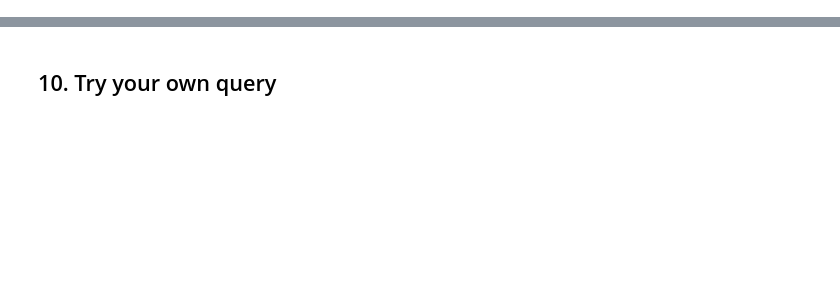
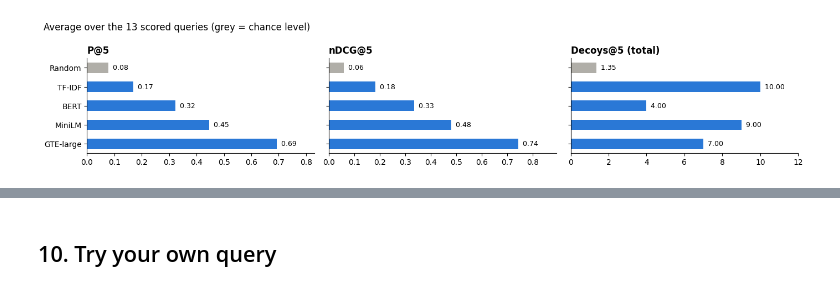
Before and after one commit to sumaiya-sultan-0008/LLM-Assigment, a Jupyter notebook: semantic_retrieval.ipynb, the cells around one changed output, grey strips where cells are left out. Drawn from its saved outputs; the diff is of its cells as text; code cells hidden in the pictures; blank space fills up the shorter version.

```diff
--- a/semantic_retrieval.ipynb
+++ b/semantic_retrieval.ipynb
@@ -1027,0 +257,28 @@ Embeddings turn "find something that *feels* like this" into a geometric nearest
+# %%
+def judge(query, item_id):
+    """Manual relevance mark for one retrieved item, from the labels in queries.json."""
+    if not query["relevant"]:
+        return ""                                  # Q11 has no labels
+    grade = query["relevant"].get(str(item_id), 0)
+    if grade == 2:
+        return "✓"
+    if grade == 1:
+        return "~"
+    if item_id in query["decoys"]:
+        return "✗ DECOY"
+    return "✗"
+
+
+def show_results(query, models=("GTE-large", "MiniLM", "TF-IDF")):
+    print(f"\n{query['qid']} ({query['category']}):  \"{query['query']}\"")
+    print(f"Intended meaning: {query['intent']}")
+    table = {}
+    for name in models:
+        ids, scores = rank_items(query["query"], name)
+        table[name] = [f"{judge(query, i)}  {items.loc[i, 'title']} ({items.loc[i, 'type']}, {s:.2f})"
+                       for i, s in zip(ids[:5], scores[:5])]
+    display(pd.DataFrame(table, index=[1, 2, 3, 4, 5]))
+
+
+for q in queries:
+    show_results(q)
@@ -1027,0 +385,16 @@ Embeddings turn "find something that *feels* like this" into a geometric nearest
+# %%
+fig, axes = plt.subplots(1, 3, figsize=(14, 2.8), sharey=True)
+for ax, column in zip(axes, summary.columns):
+    colors = [GREY if name == "Random" else BLUE for name in summary.index]
+    ax.barh(summary.index, summary[column], color=colors, height=0.55)
+    for y, value in enumerate(summary[column]):
+        ax.text(value, y, f"  {value:.2f}", va="center", fontsize=9)
+    ax.set_title(column, loc="left", fontweight="bold")
+    ax.spines[["top", "right"]].set_visible(False)
+    ax.set_xlim(0, summary[column].max() * 1.2)
+axes[0].invert_yaxis()
+fig.suptitle("Average over the 13 scored queries (grey = chance level)", x=0.01, ha="left")
+plt.tight_layout()
+plt.show()
+# %% [output]
+[figure, added]
```
Also changed, not shown: parts of 84 cells of this notebook, 4 other files.
